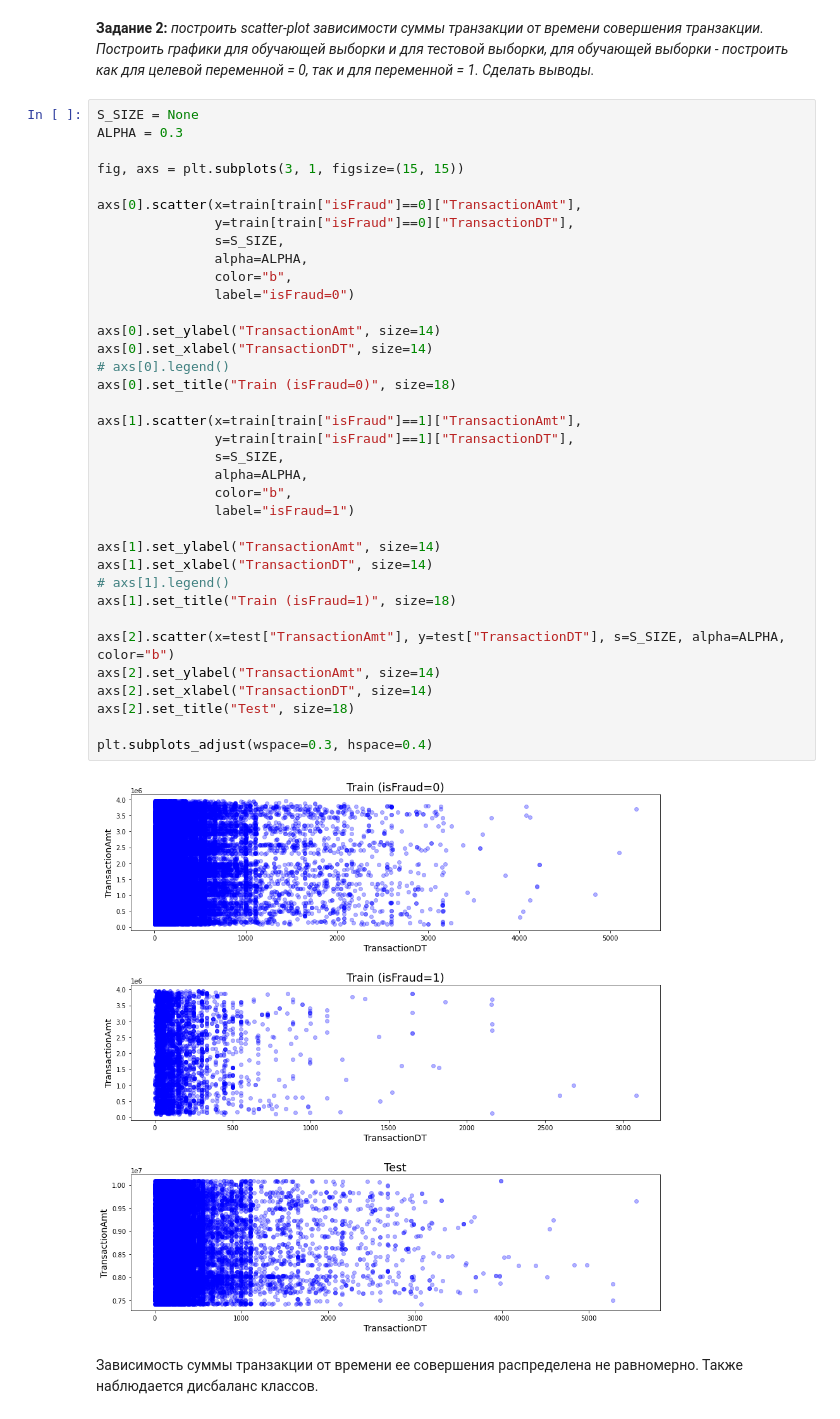
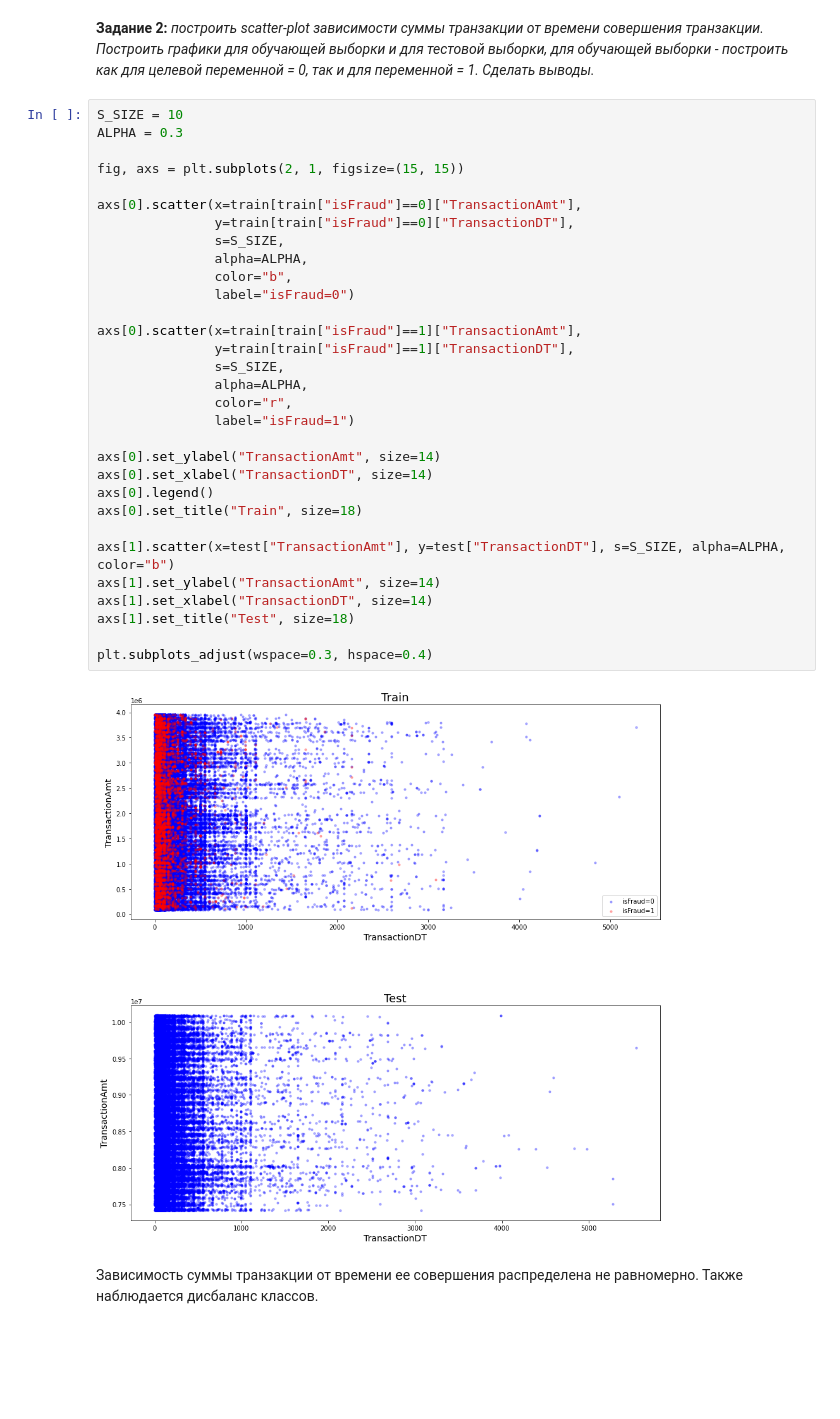
Before and after one commit to GruXsqK/Data_Analysis_Kaggle, a Jupyter notebook: Lesson_2.ipynb, the cells around one changed output. Saved outputs shown, nothing was run; the diff lists cells and outputs as text; blank space fills up the shorter version.

```diff
--- a/Lesson_2.ipynb
+++ b/Lesson_2.ipynb
@@ -492,43 +479,38 @@ plt.legend(fontsize=18);
 # %% [markdown]
 __Задание 2:__ _построить scatter-plot зависимости суммы транзакции от времени совершения транзакции. Построить графики для обучающей выборки и для тестовой выборки, для обучающей выборки - построить как для целевой переменной = 0, так и для переменной = 1. Сделать выводы._
 # %%
-S_SIZE = None
+S_SIZE = 10
 ALPHA = 0.3
 
-fig, axs = plt.subplots(3, 1, figsize=(15, 15))
+fig, axs = plt.subplots(2, 1, figsize=(15, 15))
 
 axs[0].scatter(x=train[train["isFraud"]==0]["TransactionAmt"],
                y=train[train["isFraud"]==0]["TransactionDT"],
                s=S_SIZE,
                alpha=ALPHA,
                color="b",
                label="isFraud=0")
 
-axs[0].set_ylabel("TransactionAmt", size=14)
-axs[0].set_xlabel("TransactionDT", size=14)
-# axs[0].legend()
-axs[0].set_title("Train (isFraud=0)", size=18)
-
-axs[1].scatter(x=train[train["isFraud"]==1]["TransactionAmt"],
+axs[0].scatter(x=train[train["isFraud"]==1]["TransactionAmt"],
                y=train[train["isFraud"]==1]["TransactionDT"],
                s=S_SIZE,
                alpha=ALPHA,
-               color="b",
+               color="r",
                label="isFraud=1")
 
+axs[0].set_ylabel("TransactionAmt", size=14)
+axs[0].set_xlabel("TransactionDT", size=14)
+axs[0].legend()
+axs[0].set_title("Train", size=18)
+
+axs[1].scatter(x=test["TransactionAmt"], y=test["TransactionDT"], s=S_SIZE, alpha=ALPHA, color="b")
 axs[1].set_ylabel("TransactionAmt", size=14)
 axs[1].set_xlabel("TransactionDT", size=14)
-# axs[1].legend()
-axs[1].set_title("Train (isFraud=1)", size=18)
-
-axs[2].scatter(x=test["TransactionAmt"], y=test["TransactionDT"], s=S_SIZE, alpha=ALPHA, color="b")
-axs[2].set_ylabel("TransactionAmt", size=14)
-axs[2].set_xlabel("TransactionDT", size=14)
-axs[2].set_title("Test", size=18)
+axs[1].set_title("Test", size=18)
 
 plt.subplots_adjust(wspace=0.3, hspace=0.4)
 # %% [output]
-[figure, old version]
+[figure, new version]
 # %% [markdown]
 Зависимость суммы транзакции от времени ее совершения распределена не равномерно. Также наблюдается дисбаланс классов.
 # %% [markdown]
```
Also changed, not shown: parts of 18 cells of this notebook, 1 other file.
